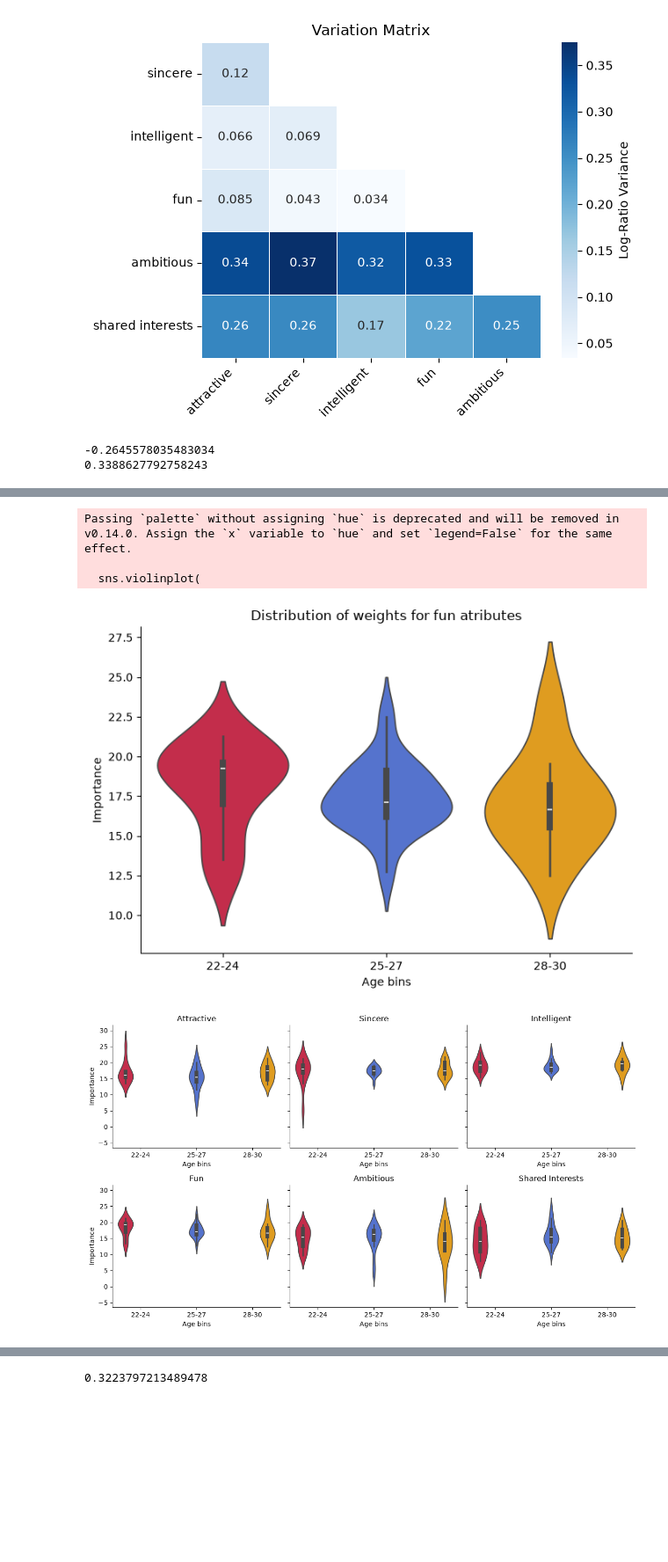
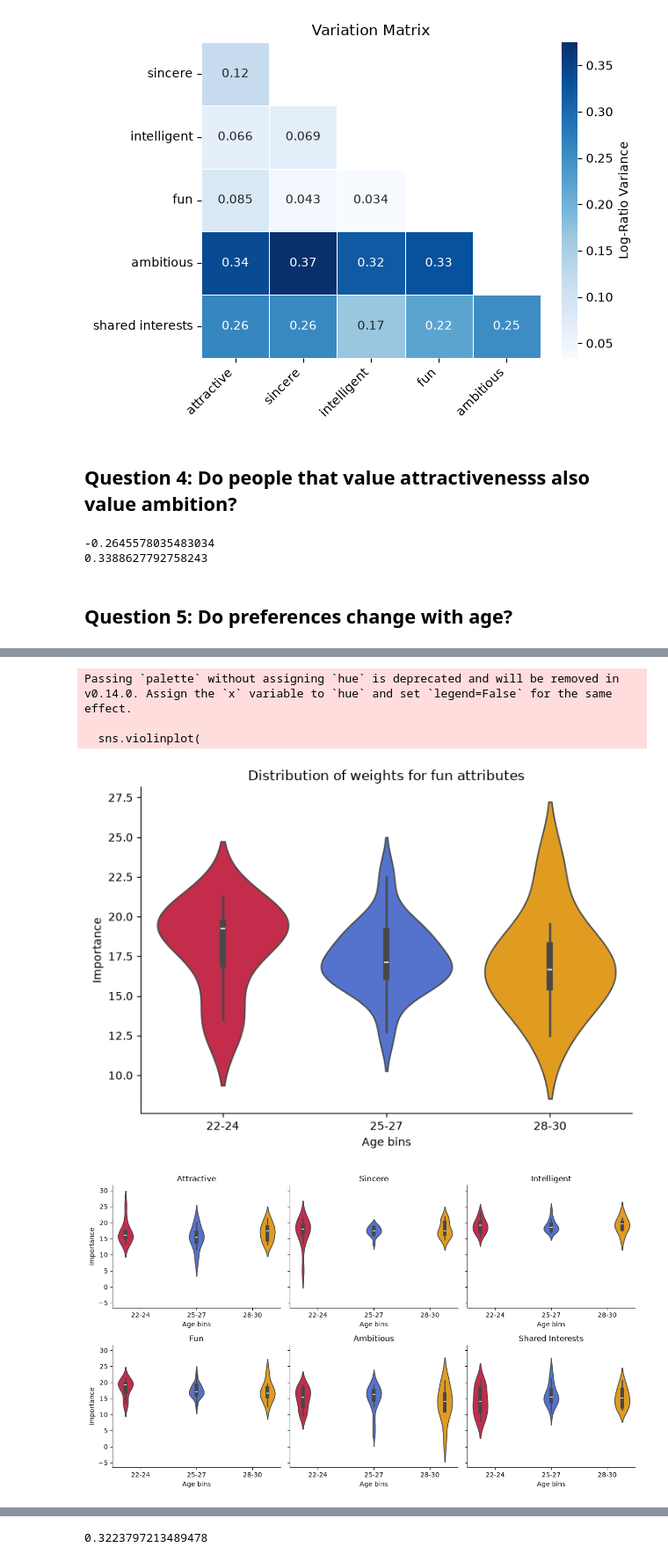
Before and after one commit to LoicLebrec/pythontask11chabrolebrec, a Jupyter notebook: scripts/questions_notebook_version.ipynb, the cells around one changed output, grey strips where cells are left out. Shown at 88% size. Saved outputs shown, nothing was run; the diff lists cells and outputs as text; code cells hidden in the pictures; blank space fills up the shorter version.

```diff
--- a/scripts/questions_notebook_version.ipynb
+++ b/scripts/questions_notebook_version.ipynb
@@ -211,4 +222,6 @@ importance_fun                              0.332                        0.220
 importance_ambitious                        0.000                        0.253
 importance_shared_interests                 0.253                        0.000
 [figure]
+# %% [markdown]
+## Question 4: Do people that value attractivenesss also value ambition?
 # %%
@@ -224,12 +236,13 @@ print(var_matrix.loc["importance_attractive", "importance_ambitious"])
 # %% [output]
 -0.2645578035483034
 0.3388627792758243
+# %% [markdown]
+## Question 5: Do preferences change with age?
 # %%
-# question 5:
-# Do preferences change with age?
+
 # drop duplicates to get unique participants
 print(people[attributes].corrwith(people["age"]))
-#maybe add controlls or more serious approach.
+#maybe add controls or more serious approach.
 
 
 #We can also create age bins and estimate their respective mean, then perform ANOVA for stat significance
@@ -242,8 +255,8 @@ print(people.groupby("age").size())
 #few people over 30, lets focus on 22-30 with three bins with respective size n= {11,16,9}
 
 bins = [22,24,27,30]
-labels = ["22-24","25-27", "28-30"]
-people["age_group"] = pd.cut(people["age"], bins=bins, labels = labels, include_lowest= True )
+age_labels = ["22-24","25-27", "28-30"]
+people["age_group"] = pd.cut(people["age"], bins=bins, labels = age_labels, include_lowest= True )
 
 
 mean_bins_age = people.groupby("age_group", observed=False)[attributes].mean()
@@ -306,32 +319,32 @@ for ax, var in zip(axes.flat, attributes):
         xlabel="Age bins",
         ylabel="Importance")
 
 sns.despine()
 plt.tight_layout()
 plt.show()
 
 
 #Once again, we observe different shapes of violin but the overall mean doesnt seem really different, with a unique iid that limited in our sample we can't really rule out the idea
 # %% [output]
 importance_attractive          0.229241
 importance_sincere             0.298538
 importance_intelligent         0.344912
 importance_fun                 0.186125
 importance_ambitious          -0.408063
 importance_shared_interests   -0.267229
 dtype: float64
 42
 22
 age
 22    2
 23    5
 ... (24 lines left out)
 For importance_intelligent the P-value is equal to 0.9584414929252227
 For importance_fun the P-value is equal to 0.6648004948689551
 For importance_ambitious the P-value is equal to 0.7155289479237286
 For importance_shared_interests the P-value is equal to 0.38636730453940327
 Passing `palette` without assigning `hue` is deprecated and will be removed in v0.14.0. Assign the `x` variable to `hue` and set `legend=False` for the same effect.
 
   sns.violinplot(
-[figure, old version]
+[figure, new version]
 [figure]
```
Also changed, not shown: parts of 25 cells of this notebook.
